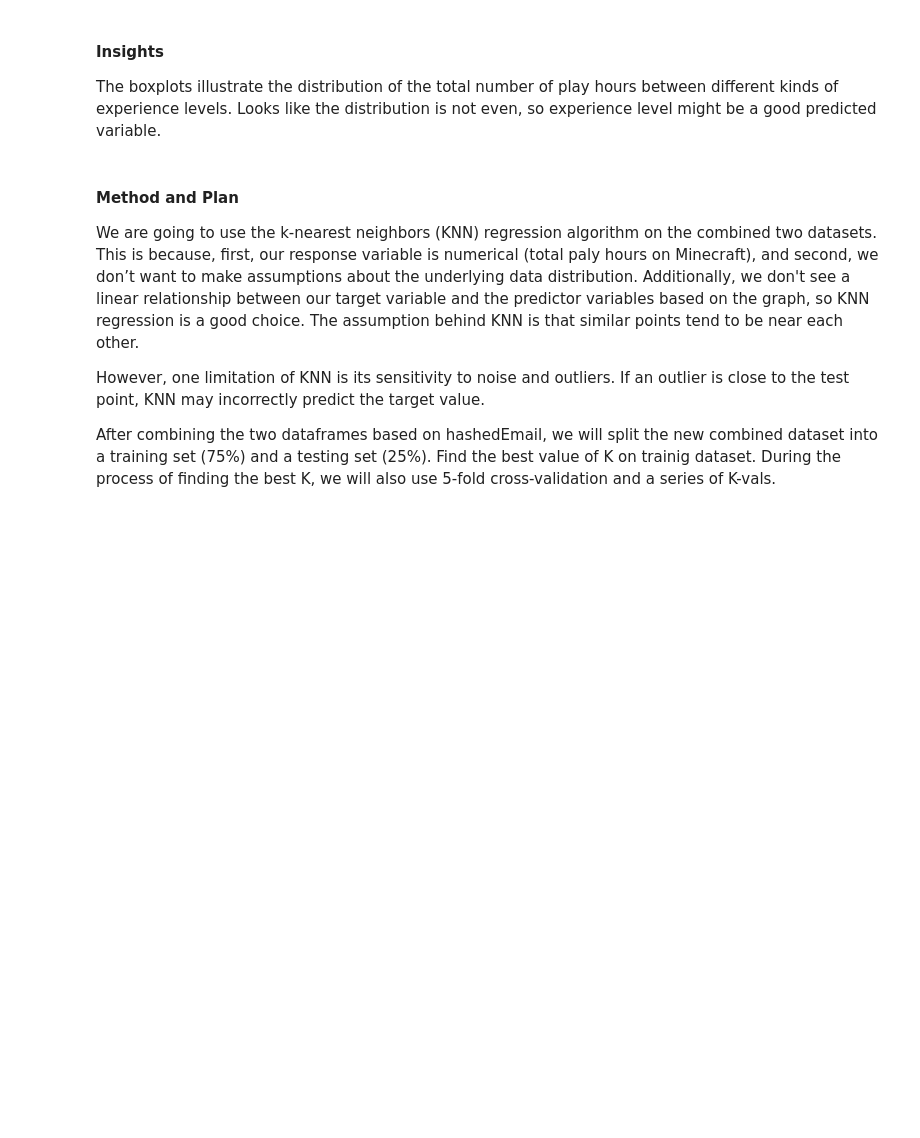
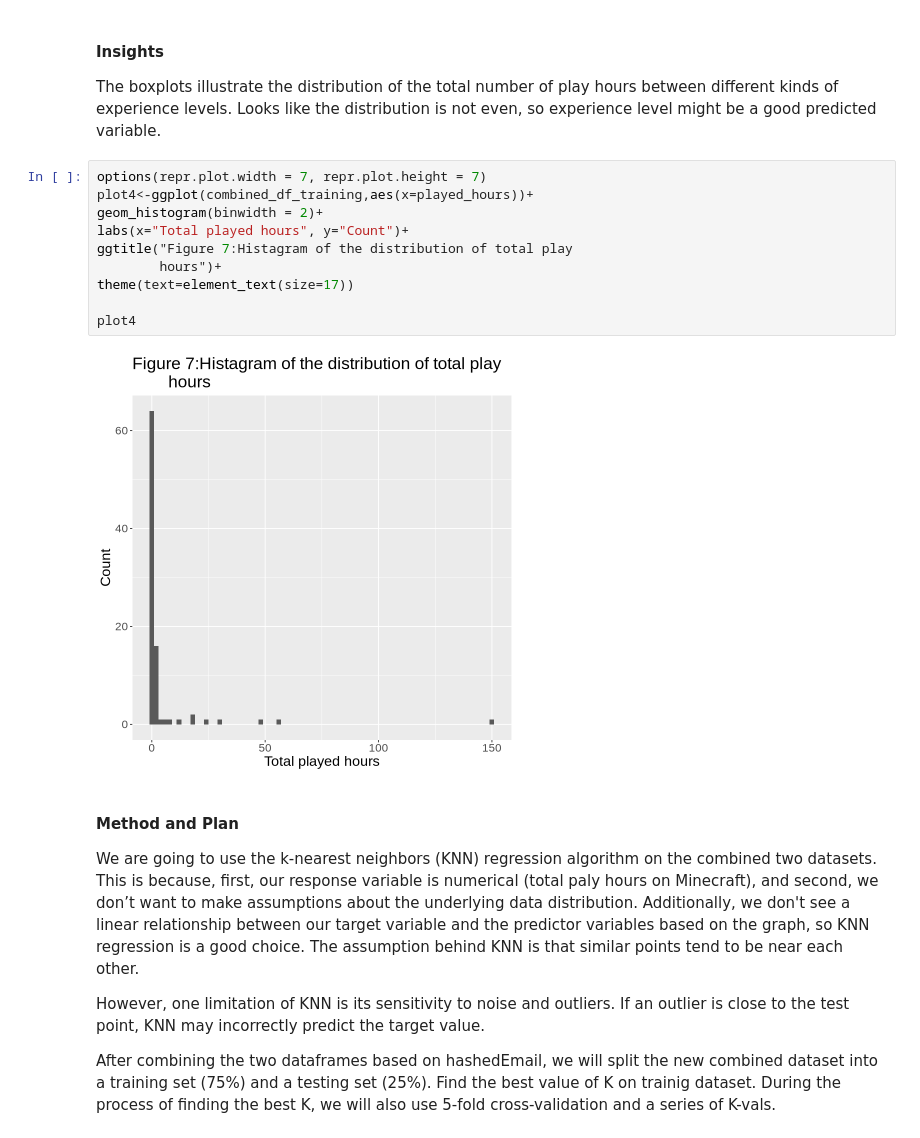
Before and after one commit to yli339/DSCI-Individual, a Jupyter notebook: Group Project.ipynb, the cells around one changed output. Saved outputs shown, nothing was run; the diff lists cells and outputs as text; blank space fills up the shorter version.

```diff
--- a/Group Project.ipynb
+++ b/Group Project.ipynb
@@ -183,6 +202,18 @@ Warning message:
 #### Insights
 
 The boxplots illustrate the distribution of the total number of play hours between different kinds of experience levels. Looks like the distribution is not even, so experience level might be a good predicted variable.
+# %%
+options(repr.plot.width = 7, repr.plot.height = 7)
+plot4<-ggplot(combined_df_training,aes(x=played_hours))+
+geom_histogram(binwidth = 2)+
+labs(x="Total played hours", y="Count")+
+ggtitle("Figure 7:Histagram of the distribution of total play
+        hours")+
+theme(text=element_text(size=17))
+
+plot4
+# %% [output]
+[figure, added]
 # %% [markdown]
 #### Method and Plan
 We are going to use the k-nearest neighbors (KNN) regression algorithm on the combined two datasets. This is because, first, our response variable is numerical (total paly hours on Minecraft), and second, we don’t want to make assumptions about the underlying data distribution. Additionally, we don't see a linear relationship between our target variable and the predictor variables based on the graph, so KNN regression is a good choice. The assumption behind KNN is that similar points tend to be near each other.
```
Also changed, not shown: parts of 18 cells of this notebook.
